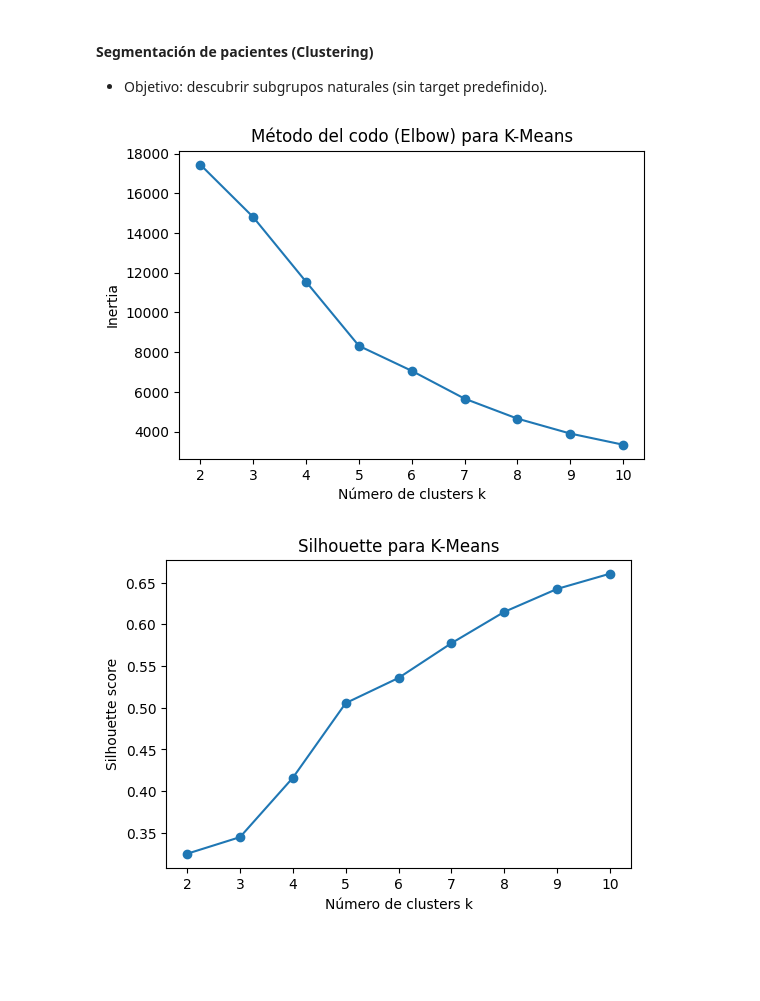
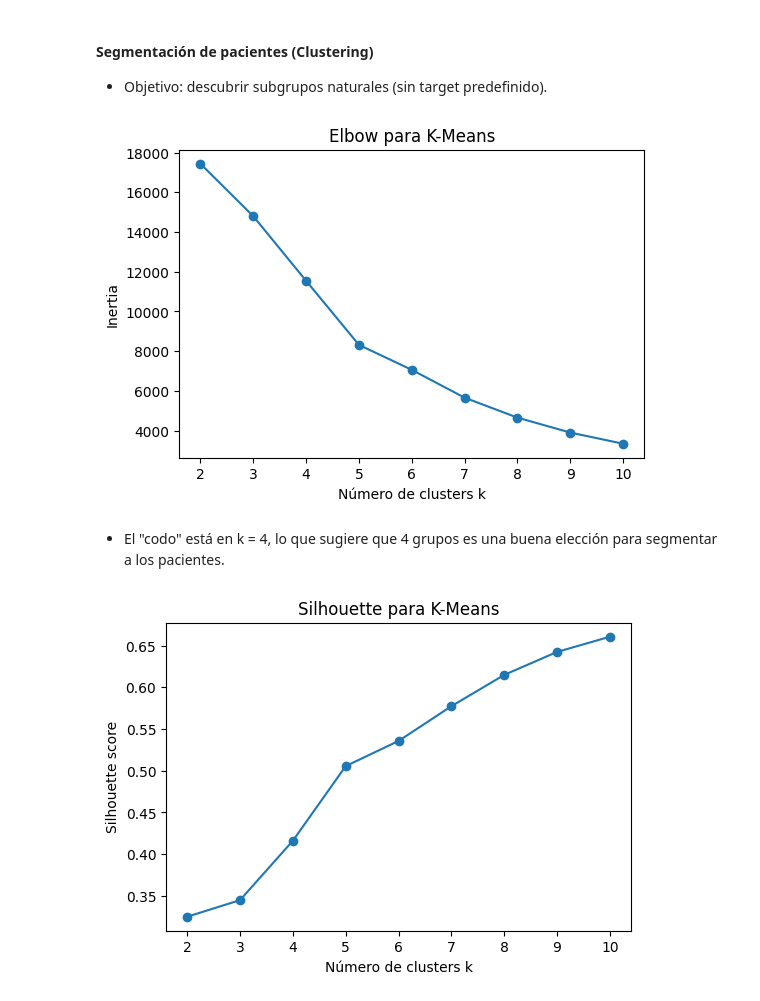
Before and after one commit to NaiSaratxaga/ML_sleep_lifestyle_predictor, a Jupyter notebook: src/notebooks/05_Entrenamiento_segmentacion_pacientes.ipynb, the cells around one changed output. Cells and saved outputs as stored; diff of their text form; code cells hidden in the pictures; blank space fills up the shorter version.

```diff
--- a/src/notebooks/05_Entrenamiento_segmentacion_pacientes.ipynb
+++ b/src/notebooks/05_Entrenamiento_segmentacion_pacientes.ipynb
@@ -33,19 +33,21 @@ X_pca = pca.fit_transform(X_scaled)
 # %%
 # Elbow method para K-Means
 inertia = []
 K = range(2,11)
 for k in K:
     km = KMeans(n_clusters=k, random_state=42)
     km.fit(X_scaled)
     inertia.append(km.inertia_)
 plt.figure(figsize=(6,4))
 plt.plot(K, inertia, 'o-')
 plt.xlabel('Número de clusters k')
 plt.ylabel('Inertia')
-plt.title('Método del codo (Elbow) para K-Means')
+plt.title('Elbow para K-Means')
 plt.show()
 # %% [output]
-[figure, old version]
+[figure, new version]
+# %% [markdown]
+- El "codo" está en k = 4, lo que sugiere que 4 grupos es una buena elección para segmentar a los pacientes.
 # %%
 # Silhouette para K-Means
 sil = []
```
Also changed, not shown: parts of 9 cells of this notebook, 3 other files.
